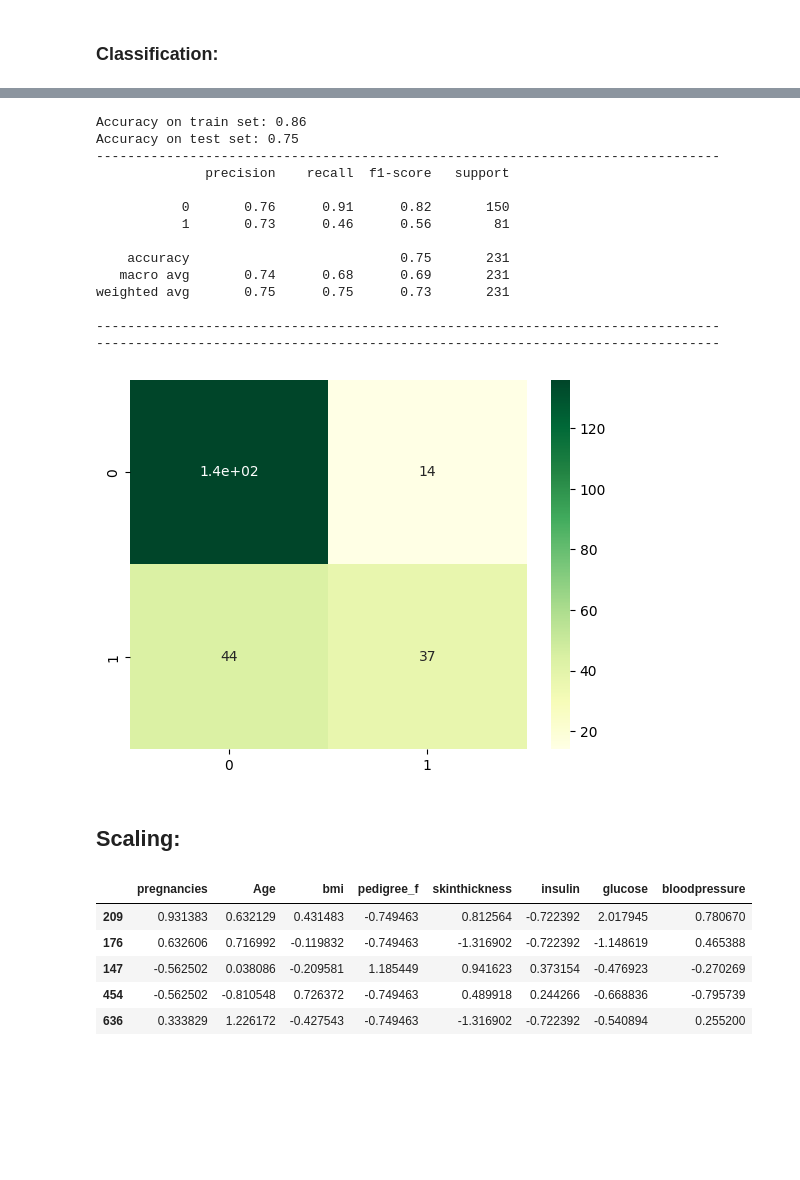
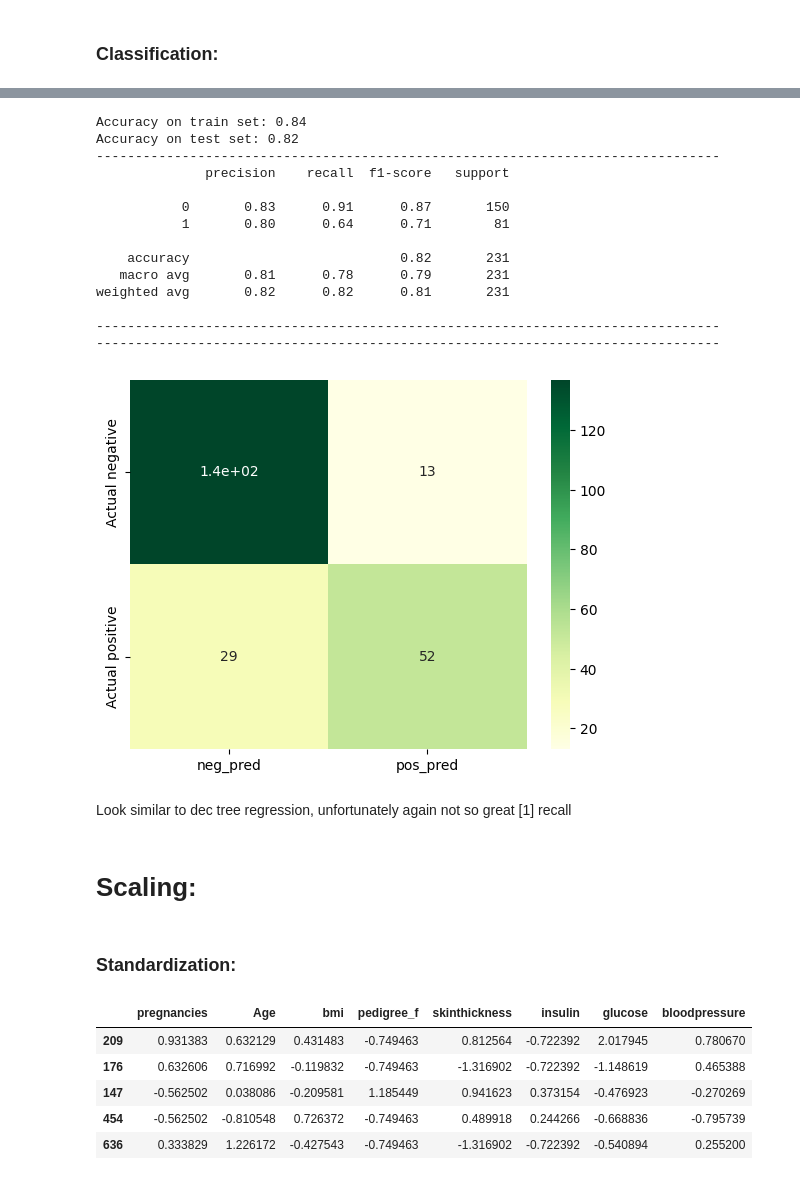
Before and after one commit to mojtaba-peyrovi/diabetes-ML-practice, a Jupyter notebook: 2_Diabetes_Challenge.ipynb, the cells around one changed output, grey strips where cells are left out. Saved outputs shown, nothing was run; the diff lists cells and outputs as text; code cells hidden in the pictures; blank space fills up the shorter version.

```diff
--- a/2_Diabetes_Challenge.ipynb
+++ b/2_Diabetes_Challenge.ipynb
@@ -337,7 +361,7 @@ from sklearn.tree import DecisionTreeClassifier
  # Creating the classifier object
 clf_gini = DecisionTreeClassifier(
             criterion = "gini",
-            max_depth = 6)
-    # Performing training
+            max_depth = 5)
+# Performing training
 clf_gini.fit(X_train, y_train)
 # %% [output]
@@ -353,42 +377,47 @@ dectree_plot = plot_tree(clf_gini, filled=True)
 # %%
 y_pred_train = clf_gini.predict(X_train)
 y_pred = clf_gini.predict(X_test)
 # Convert predicted values to integers
 y_pred_train_int = np.round(y_pred_train).astype(int)
 y_pred_int = np.round(y_pred).astype(int)
 
 # Print accuracy of our model for test and train set
 print("Accuracy on train set:", round(accuracy_score(y_train, y_pred_train_int), 2))
 print("Accuracy on test set:", round(accuracy_score(y_test, y_pred_int), 2))
 print("--------"*10)
 
 # Print classification report of our model
 print(classification_report(y_test, y_pred_int))
 print("--------"*10)
 
 print("--------"*10)# Evaluate the model with a confusion matrix
 cm = confusion_matrix(y_test, y_pred_int)
 
 # Print confusion matrix
-sns.heatmap(confusion_matrix(y_test, y_pred_int), annot=True, cmap='YlGn',);
+sns.heatmap(confusion_matrix(y_test, y_pred_int), annot=True, cmap='YlGn',
+yticklabels =['Actual negative', 'Actual positive'], xticklabels =['neg_pred', 'pos_pred']);
 # %% [output]
-Accuracy on train set: 0.86
-Accuracy on test set: 0.75
+Accuracy on train set: 0.84
+Accuracy on test set: 0.82
 --------------------------------------------------------------------------------
               precision    recall  f1-score   support
 
-           0       0.76      0.91      0.82       150
-           1       0.73      0.46      0.56        81
+           0       0.83      0.91      0.87       150
+           1       0.80      0.64      0.71        81
 
-    accuracy                           0.75       231
-   macro avg       0.74      0.68      0.69       231
-weighted avg       0.75      0.75      0.73       231
+    accuracy                           0.82       231
+   macro avg       0.81      0.78      0.79       231
+weighted avg       0.82      0.82      0.81       231
 
 --------------------------------------------------------------------------------
 --------------------------------------------------------------------------------
-[figure, old version]
+[figure, new version]
+# %% [markdown]
+Look similar to dec tree regression, unfortunately again not so great [1] recall
 # %% [markdown]
-## Scaling:
+# Scaling:
+# %% [markdown]
+### Standardization:
 # %%
 from sklearn.preprocessing import StandardScaler
 
```
Also changed, not shown: parts of 36 cells of this notebook, 1 other file.
